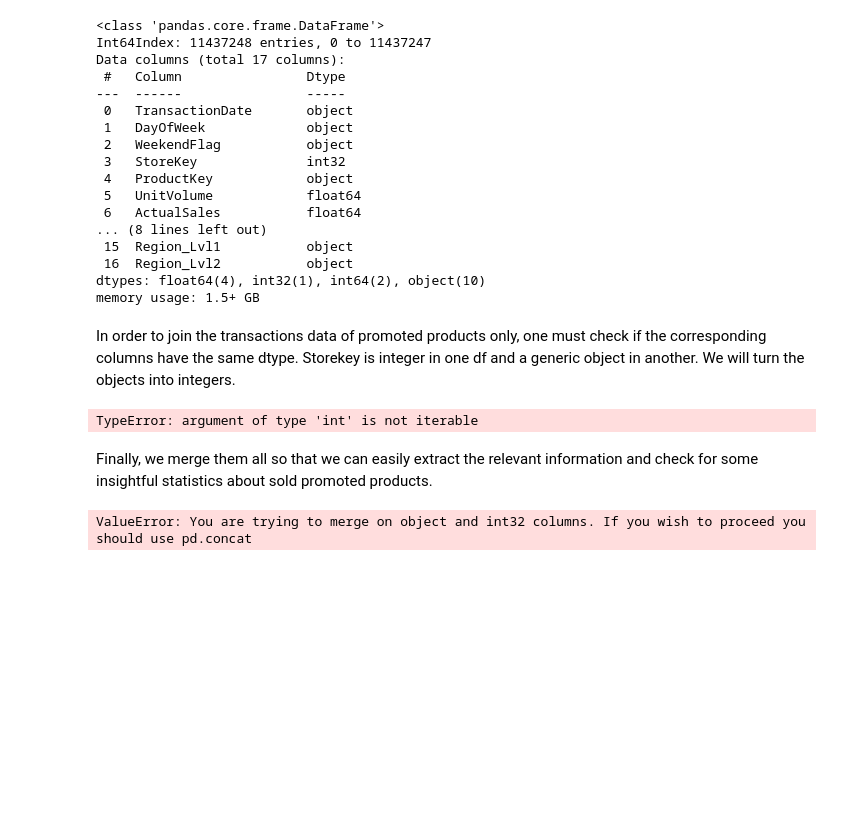
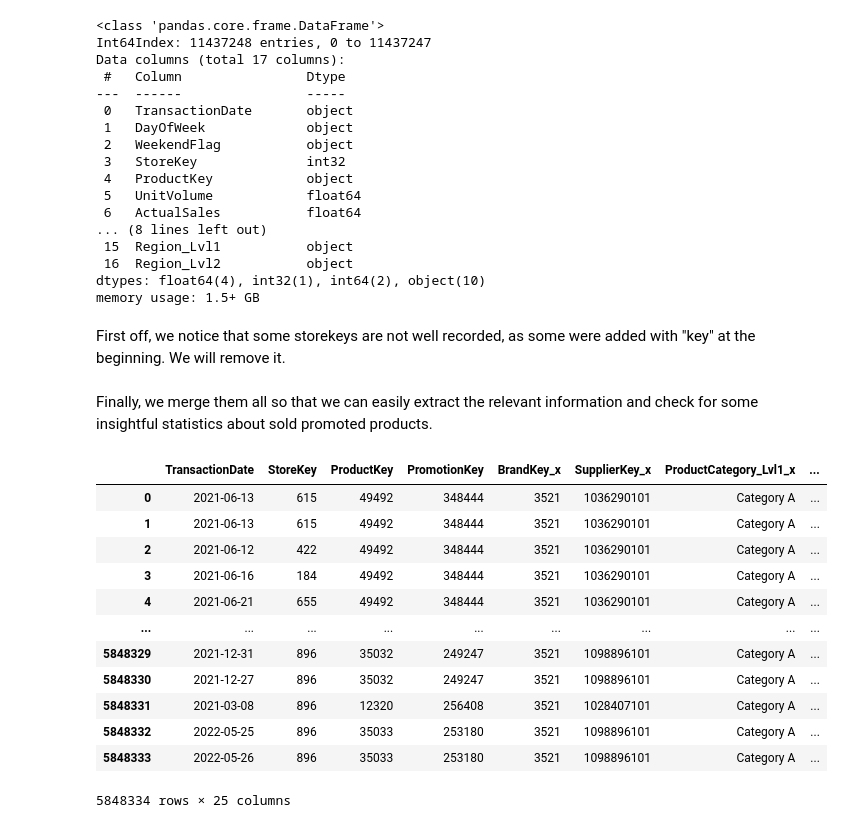
Before and after one commit to Matcar02/HackatOw---A-study-into-an-asian-retailer, a Jupyter notebook: OWHackathon-checkpoint.ipynb, the cells around one changed output. Cells and saved outputs as stored; diff of their text form; code cells hidden in the pictures; blank space fills up the shorter version.

Commit message:
Data cleaning and merging
All done. We just need to compute relevant statistics.

```diff
--- a/OWHackathon-checkpoint.ipynb
+++ b/OWHackathon-checkpoint.ipynb
@@ -279,3 +293,7 @@ memory usage: 776.0+ MB
+# %%
+#turning dates
+wu = pd.to_datetime(transactions["TransactionDate"])
+transactions["TransactionDate"] = wu
 # %% [markdown]
 **Transaction Promotion Dataset**
 # %%
@@ -311,3 +331,6 @@ memory usage: 162.3+ MB
+# %%
+w2 = pd.to_datetime(transactions_promo["TransactionDate"])
+transactions_promo["TransactionDate"] = w2
 # %% [markdown]
 **Holidays Dataset**
 # %%
@@ -524,26 +547,41 @@ Data columns (total 17 columns):
  16  Region_Lvl2           object
 dtypes: float64(4), int32(1), int64(2), object(10)
 memory usage: 1.5+ GB
-# %% [markdown]
-In order to join the transactions data of promoted products only, one must check if the corresponding columns have the same dtype. Storekey is integer in one df and a generic object in another. We will turn the objects into integers.
-# %%
-l2 = []
-rem = "key"
-for el in promofin["StoreKey"]:
-    if rem in el:
-        el = str(el)
-        n_s = el.replace(rem, "")
-        l2.append(int(n_s))
-    else:
-        l2.append(int(el))
-
-promofin["StoreKey"] = np.array(l2)
-# %% [output]
-TypeError: argument of type 'int' is not iterable
+# %% [markdown]
+First off, we notice that some storekeys are not well recorded, as some were added with "key" at the beginning. We will remove it.
+# %%
+w4 = []
+for el in promofin["StoreKey"]:
+    if "key" in el:
+        w4.append(int(el[4:]))
+
+    else:
+        w4.append(int(el))
+
+
+promofin["StoreKey"] = w4
 # %% [markdown]
 Finally, we merge them all so that we can easily extract the relevant information and check for some insightful statistics about sold promoted products.
 # %%
+#turning the pandas series into same datatype and c
+w3 = pd.to_datetime(transactions_ps["TransactionDate"])
+transactions_ps["TransactionDate"] = w3
+
+
+#merging the 2 dataframes
 promotedproducts = pd.merge(promofin, transactions_ps, on=["TransactionDate","StoreKey","ProductKey"])
 display(promotedproducts)
 # %% [output]
+|  | TransactionDate | StoreKey | ProductKey | PromotionKey | BrandKey_x | SupplierKey_x | ProductCategory_Lvl1_x | ... |
+| 0 | 2021-06-13 | 615 | 49492 | 348444 | 3521 | 1036290101 | Category A | ... |
+| 1 | 2021-06-13 | 615 | 49492 | 348444 | 3521 | 1036290101 | Category A | ... |
+| 2 | 2021-06-12 | 422 | 49492 | 348444 | 3521 | 1036290101 | Category A | ... |
+| 3 | 2021-06-16 | 184 | 49492 | 348444 | 3521 | 1036290101 | Category A | ... |
+| 4 | 2021-06-21 | 655 | 49492 | 348444 | 3521 | 1036290101 | Category A | ... |
+| ... | ... | ... | ... | ... | ... | ... | ... | ... |
+| 5848329 | 2021-12-31 | 896 | 35032 | 249247 | 3521 | 1098896101 | Category A | ... |
+| 5848330 | 2021-12-27 | 896 | 35032 | 249247 | 3521 | 1098896101 | Category A | ... |
+| 5848331 | 2021-03-08 | 896 | 12320 | 256408 | 3521 | 1028407101 | Category A | ... |
+| 5848332 | 2022-05-25 | 896 | 35033 | 253180 | 3521 | 1098896101 | Category A | ... |
+| 5848333 | 2022-05-26 | 896 | 35033 | 253180 | 3521 | 1098896101 | Category A | ... |
-ValueError: You are trying to merge on object and int32 columns. If you wish to proceed you should use pd.concat
+5848334 rows × 25 columns
```
Also changed, not shown: parts of 6 cells of this notebook.
